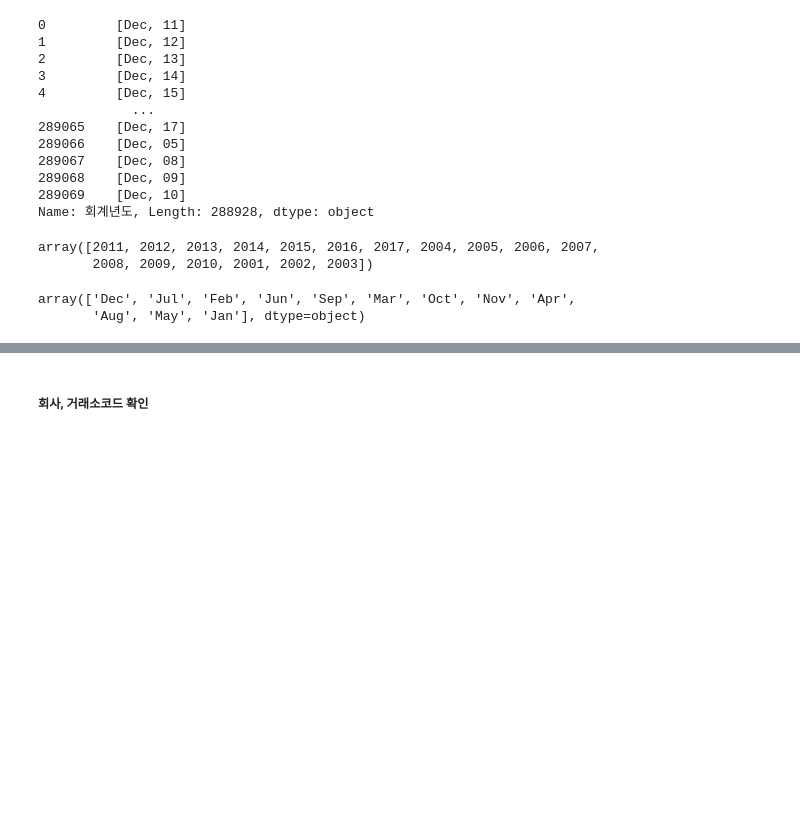
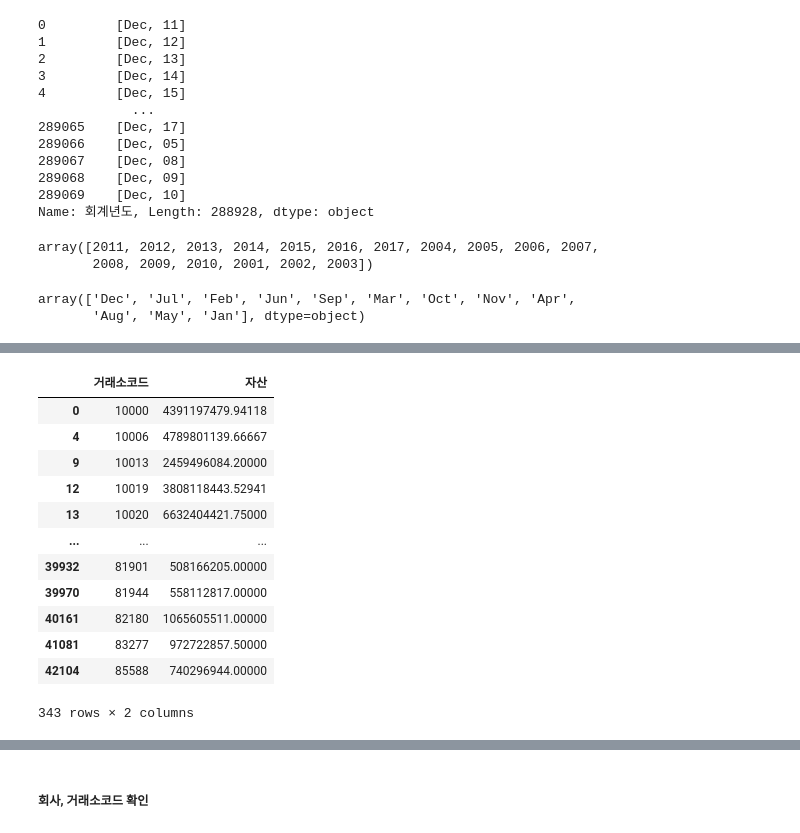
Before and after one commit to skynnn/TAVE-Prediction-Model-for-Insolvent-Companies, a Jupyter notebook: 전처리.ipynb, the cells around one changed output, grey strips where cells are left out. Cells and saved outputs as stored; diff of their text form; code cells hidden in the pictures; blank space fills up the shorter version.

```diff
--- a/전처리.ipynb
+++ b/전처리.ipynb
@@ -232,0 +268,17 @@ df[df['자산']>=500000000].sort_values(['회사명', '회계년도']).to_csv('.
+# %%
+big_company=asset[asset['자산']>500000000]
+big_company #평균 자산 5000억원 이상 기업들 추출
+# %% [output]
+|  | 거래소코드 | 자산 |
+| 0 | 10000 | 4391197479.94118 |
+| 4 | 10006 | 4789801139.66667 |
+| 9 | 10013 | 2459496084.20000 |
+| 12 | 10019 | 3808118443.52941 |
+| 13 | 10020 | 6632404421.75000 |
+| ... | ... | ... |
+| 39932 | 81901 | 508166205.00000 |
+| 39970 | 81944 | 558112817.00000 |
+| 40161 | 82180 | 1065605511.00000 |
+| 41081 | 83277 | 972722857.50000 |
+| 42104 | 85588 | 740296944.00000 |
+343 rows × 2 columns
```
Also changed, not shown: parts of 15 cells of this notebook, 3 other files.
